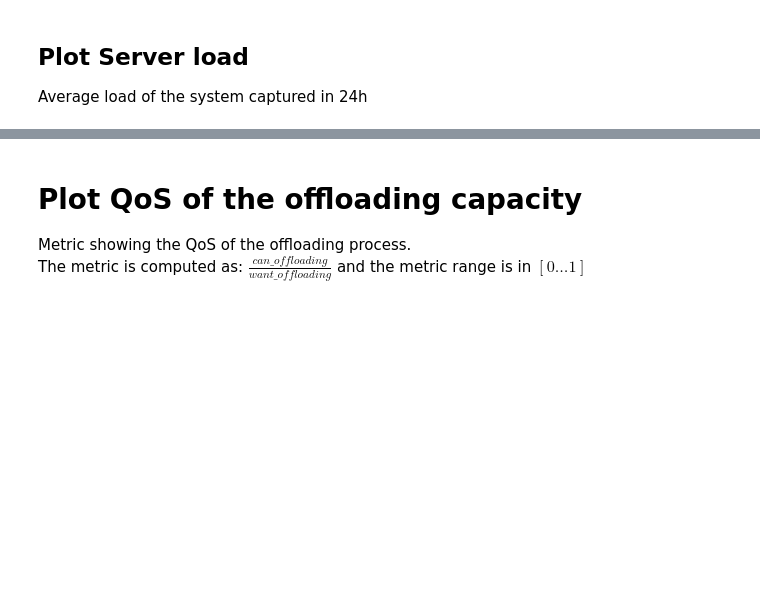
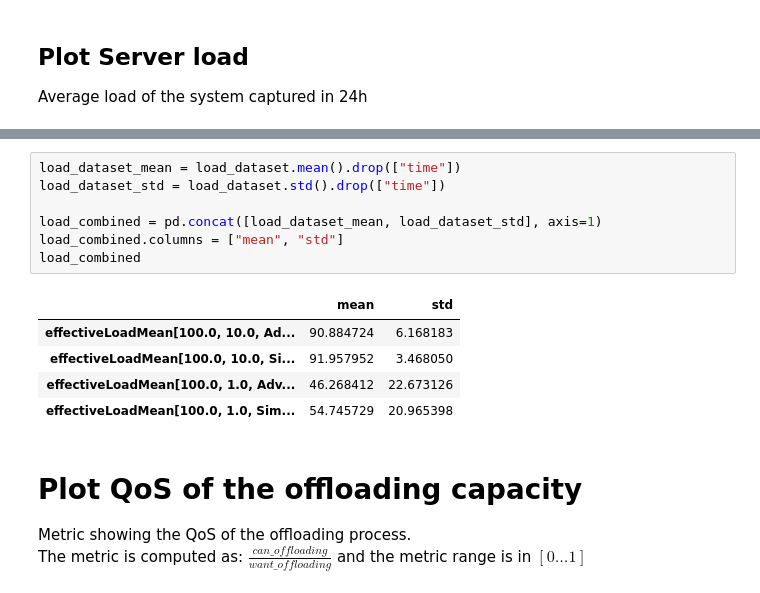
Before and after one commit to nicolasfara/reconfiguration-experiments, a Jupyter notebook: data-visualization/data-visualization.ipynb, the cells around one changed output, grey strips where cells are left out. Cells and saved outputs as stored; diff of their text form; blank space fills up the shorter version.

```diff
--- a/data-visualization/data-visualization.ipynb
+++ b/data-visualization/data-visualization.ipynb
@@ -70,3 +70,16 @@ sns.move_legend(ax, "upper left", bbox_to_anchor=(1, 1))
+# %%
+load_dataset_mean = load_dataset.mean().drop(["time"])
+load_dataset_std = load_dataset.std().drop(["time"])
+
+load_combined = pd.concat([load_dataset_mean, load_dataset_std], axis=1)
+load_combined.columns = ["mean", "std"]
+load_combined
+# %% [output]
+|  | mean | std |
+| effectiveLoadMean[100.0, 10.0, Ad... | 90.884724 | 6.168183 |
+| effectiveLoadMean[100.0, 10.0, Si... | 91.957952 | 3.468050 |
+| effectiveLoadMean[100.0, 1.0, Adv... | 46.268412 | 22.673126 |
+| effectiveLoadMean[100.0, 1.0, Sim... | 54.745729 | 20.965398 |
 # %% [markdown]
 # Plot QoS of the offloading capacity
 
```
Also changed, not shown: parts of 8 cells of this notebook, 1 other file.
